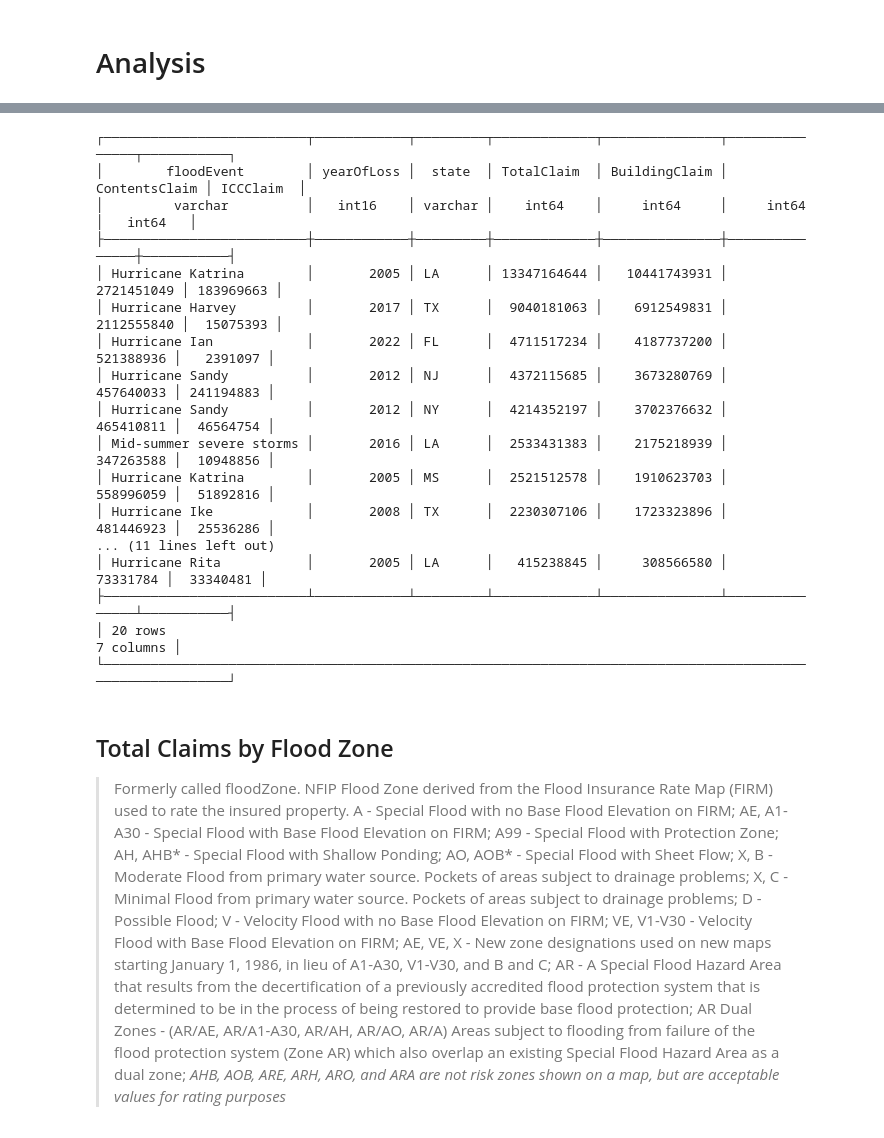
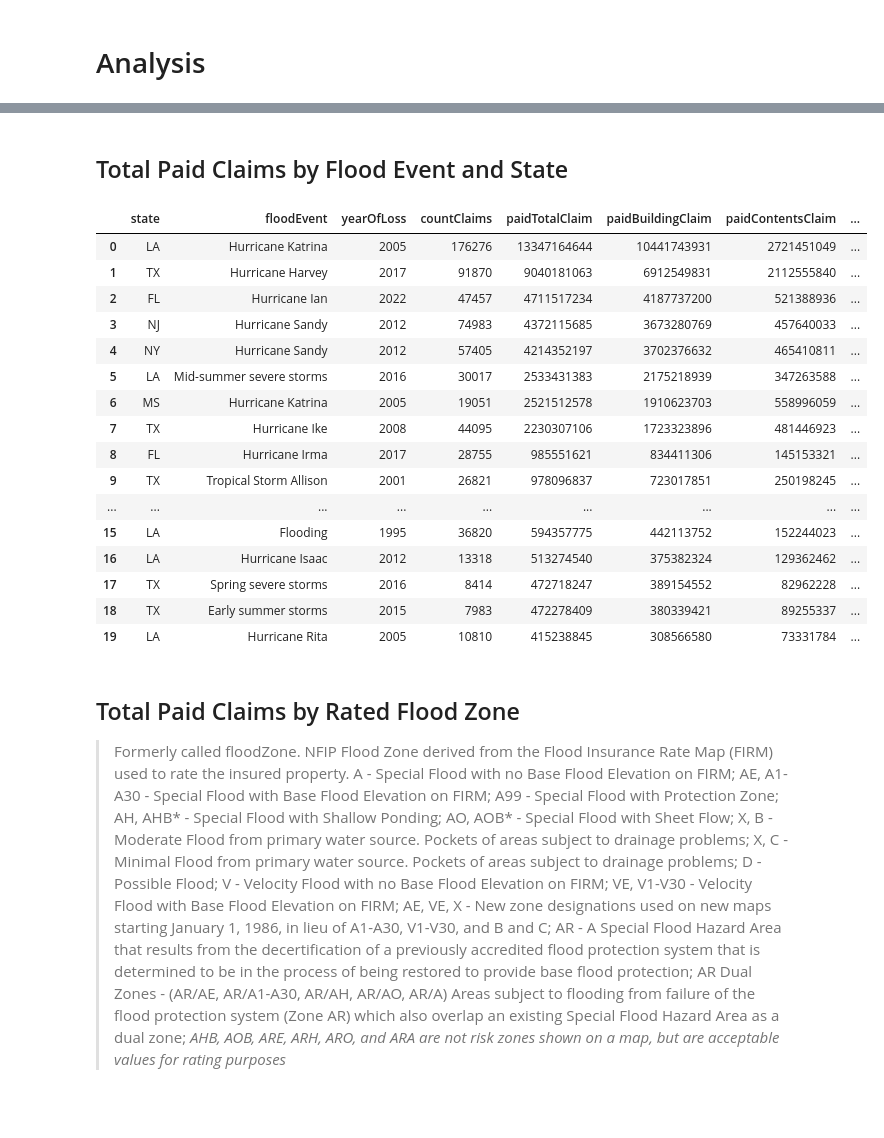
Before and after one commit to mebauer/duckdb-fema-nfip, a Jupyter notebook: analysis.ipynb, the cells around one changed output, grey strips where cells are left out. Cells and saved outputs as stored; diff of their text form; code cells hidden in the pictures; blank space fills up the shorter version.

```diff
--- a/analysis.ipynb
+++ b/analysis.ipynb
@@ -675,42 +757,45 @@ con.sql("""
+# %% [markdown]
+## Total Paid Claims by Flood Event and State
 # %%
 con.sql("""
     SELECT
+        state,
         floodEvent,
         yearOfLoss,
-        state,
+        COUNT(id) AS countClaims,
         ROUND(
             SUM(amountPaidOnBuildingClaim)
             + SUM(amountPaidOnContentsClaim)
-            + SUM(amountPaidOnIncreasedCostOfComplianceClaim), 0)::BIGINT AS TotalClaim,
-        ROUND(SUM(amountPaidOnBuildingClaim), 0)::BIGINT AS BuildingClaim,
-        ROUND(SUM(amountPaidOnContentsClaim), 0)::BIGINT AS ContentsClaim,
-        ROUND(SUM(amountPaidOnIncreasedCostOfComplianceClaim), 0)::BIGINT AS ICCClaim
+            + SUM(amountPaidOnIncreasedCostOfComplianceClaim), 0)::BIGINT AS paidTotalClaim,
+        ROUND(SUM(amountPaidOnBuildingClaim), 0)::BIGINT AS paidBuildingClaim,
+        ROUND(SUM(amountPaidOnContentsClaim), 0)::BIGINT AS paidContentsClaim,
+        ROUND(SUM(amountPaidOnIncreasedCostOfComplianceClaim), 0)::BIGINT AS paidICC
     FROM claims
     WHERE floodEvent NOT NULL
     GROUP BY 1, 2, 3
-    ORDER BY 4 DESC
+    ORDER BY paidTotalClaim DESC
     LIMIT 20
-""")
+""").df()
 # %% [output]
-┌──────────────────────────┬────────────┬─────────┬─────────────┬───────────────┬───────────────┬───────────┐
-│        floodEvent        │ yearOfLoss │  state  │ TotalClaim  │ BuildingClaim │ ContentsClaim │ ICCClaim  │
-│         varchar          │   int16    │ varchar │    int64    │     int64     │     int64     │   int64   │
-├──────────────────────────┼────────────┼─────────┼─────────────┼───────────────┼───────────────┼───────────┤
-│ Hurricane Katrina        │       2005 │ LA      │ 13347164644 │   10441743931 │    2721451049 │ 183969663 │
-│ Hurricane Harvey         │       2017 │ TX      │  9040181063 │    6912549831 │    2112555840 │  15075393 │
-│ Hurricane Ian            │       2022 │ FL      │  4711517234 │    4187737200 │     521388936 │   2391097 │
-│ Hurricane Sandy          │       2012 │ NJ      │  4372115685 │    3673280769 │     457640033 │ 241194883 │
-│ Hurricane Sandy          │       2012 │ NY      │  4214352197 │    3702376632 │     465410811 │  46564754 │
-│ Mid-summer severe storms │       2016 │ LA      │  2533431383 │    2175218939 │     347263588 │  10948856 │
-│ Hurricane Katrina        │       2005 │ MS      │  2521512578 │    1910623703 │     558996059 │  51892816 │
-│ Hurricane Ike            │       2008 │ TX      │  2230307106 │    1723323896 │     481446923 │  25536286 │
-... (11 lines left out)
-│ Hurricane Rita           │       2005 │ LA      │   415238845 │     308566580 │      73331784 │  33340481 │
-├──────────────────────────┴────────────┴─────────┴─────────────┴───────────────┴───────────────┴───────────┤
-│ 20 rows                                                                                         7 columns │
-└───────────────────────────────────────────────────────────────────────────────────────────────────────────┘
+|  | state | floodEvent | yearOfLoss | countClaims | paidTotalClaim | paidBuildingClaim | paidContentsClaim | ... |
+| 0 | LA | Hurricane Katrina | 2005 | 176276 | 13347164644 | 10441743931 | 2721451049 | ... |
+| 1 | TX | Hurricane Harvey | 2017 | 91870 | 9040181063 | 6912549831 | 2112555840 | ... |
+| 2 | FL | Hurricane Ian | 2022 | 47457 | 4711517234 | 4187737200 | 521388936 | ... |
+| 3 | NJ | Hurricane Sandy | 2012 | 74983 | 4372115685 | 3673280769 | 457640033 | ... |
+| 4 | NY | Hurricane Sandy | 2012 | 57405 | 4214352197 | 3702376632 | 465410811 | ... |
+| 5 | LA | Mid-summer severe storms | 2016 | 30017 | 2533431383 | 2175218939 | 347263588 | ... |
+| 6 | MS | Hurricane Katrina | 2005 | 19051 | 2521512578 | 1910623703 | 558996059 | ... |
+| 7 | TX | Hurricane Ike | 2008 | 44095 | 2230307106 | 1723323896 | 481446923 | ... |
+| 8 | FL | Hurricane Irma | 2017 | 28755 | 985551621 | 834411306 | 145153321 | ... |
+| 9 | TX | Tropical Storm Allison | 2001 | 26821 | 978096837 | 723017851 | 250198245 | ... |
+| ... | ... | ... | ... | ... | ... | ... | ... | ... |
+| 15 | LA | Flooding | 1995 | 36820 | 594357775 | 442113752 | 152244023 | ... |
+| 16 | LA | Hurricane Isaac | 2012 | 13318 | 513274540 | 375382324 | 129362462 | ... |
+| 17 | TX | Spring severe storms | 2016 | 8414 | 472718247 | 389154552 | 82962228 | ... |
+| 18 | TX | Early summer storms | 2015 | 7983 | 472278409 | 380339421 | 89255337 | ... |
+| 19 | LA | Hurricane Rita | 2005 | 10810 | 415238845 | 308566580 | 73331784 | ... |
 # %% [markdown]
-## Total Claims by Flood Zone
+## Total Paid Claims by Rated Flood Zone
 >Formerly called floodZone. NFIP Flood Zone derived from the Flood Insurance Rate Map (FIRM) used to rate the insured property. A - Special Flood with no Base Flood Elevation on FIRM; AE, A1-A30 - Special Flood with Base Flood Elevation on FIRM; A99 - Special Flood with Protection Zone; AH, AHB* - Special Flood with Shallow Ponding; AO, AOB* - Special Flood with Sheet Flow; X, B - Moderate Flood from primary water source. Pockets of areas subject to drainage problems; X, C - Minimal Flood from primary water source. Pockets of areas subject to drainage problems; D - Possible Flood; V - Velocity Flood with no Base Flood Elevation on FIRM; VE, V1-V30 - Velocity Flood with Base Flood Elevation on FIRM; AE, VE, X - New zone designations used on new maps starting January 1, 1986, in lieu of A1-A30, V1-V30, and B and C; AR - A Special Flood Hazard Area that results from the decertification of a previously accredited flood protection system that is determined to be in the process of being restored to provide base flood protection; AR Dual Zones - (AR/AE, AR/A1-A30, AR/AH, AR/AO, AR/A) Areas subject to flooding from failure of the flood protection system (Zone AR) which also overlap an existing Special Flood Hazard Area as a dual zone; *AHB, AOB, ARE, ARH, ARO, and ARA are not risk zones shown on a map, but are acceptable values for rating purposes*
 # %%
 con.sql("""
```
Also changed, not shown: parts of 86 cells of this notebook, 1 other file.
